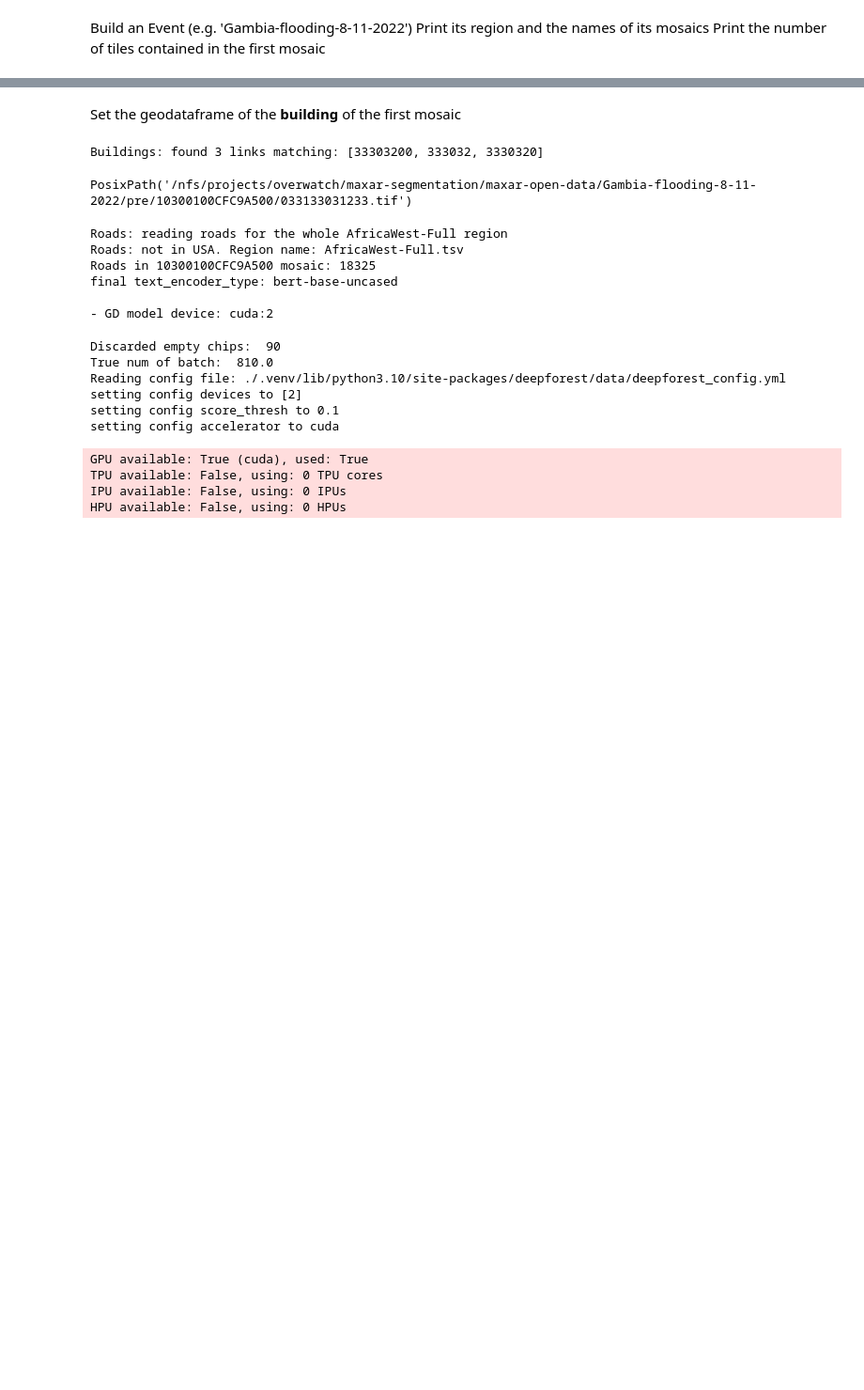
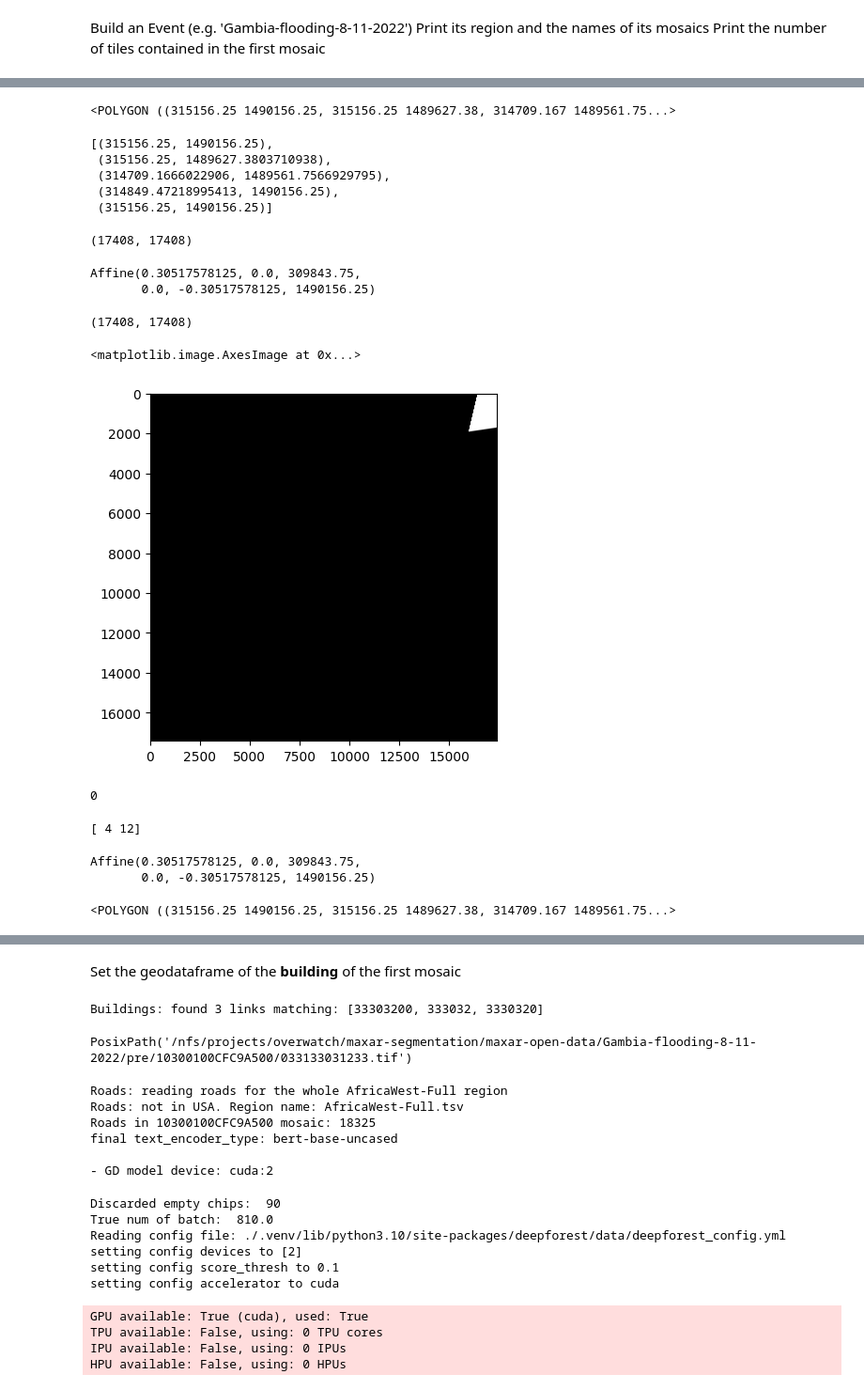
Before and after one commit to JacopoLungo/maxarSrc, a Jupyter notebook: notebooks/main_tests/main_test_glbl.ipynb, the cells around one changed output, grey strips where cells are left out. Shown at 94% size. Drawn from its saved outputs; the diff is of its cells as text; code cells hidden in the pictures; blank space fills up the shorter version.

```diff
--- a/notebooks/main_tests/main_test_glbl.ipynb
+++ b/notebooks/main_tests/main_test_glbl.ipynb
@@ -64,9 +67,9 @@ Print the number of tiles contained in the first mosaic
 from maxarseg.assemble import holders
 
 event = holders.Event(events_names[2],
-                      seg_config = config,
-                      det_config = det_config,
-                      when='pre')
+                    seg_config = None,
+                    det_config = None,
+                    when='pre')
 print(event.region_name)
 
 all_mosaics_names = event.all_mosaics_names
@@ -83,0 +87,13 @@ Number of tiles: 18
+# %%
+from maxarseg.geo_datasets import geoDatasets
+from maxarseg.samplers import samplers, samplers_utils
+from torch.utils.data import DataLoader
+from torchgeo.datasets import stack_samples
+
+tile_path = m0.tiles_paths[0]
+dataset = geoDatasets.MxrSingleTileNoEmpty(str(tile_path))
+sampler = samplers.BatchGridGeoSampler(dataset,
+                                        batch_size=2,
+                                        size=600,
+                                        stride=600)
+dataloader = DataLoader(dataset , batch_sampler=sampler, collate_fn=stack_samples)
@@ -83,0 +104,60 @@ Number of tiles: 18
+# %%
+dataset.tile_aoi
+# %% [output]
+<POLYGON ((315156.25 1490156.25, 315156.25 1489627.38, 314709.167 1489561.75...>
+# %%
+list(dataset.tile_aoi.exterior.coords)
+# %% [output]
+[(315156.25, 1490156.25),
+ (315156.25, 1489627.3803710938),
+ (314709.1666022906, 1489561.7566929795),
+ (314849.47218995413, 1490156.25),
+ (315156.25, 1490156.25)]
+# %%
+dims = samplers_utils.tile_sizes(dataset)
+canvas = np.full(dims, fill_value = True, dtype=bool)
+canvas.shape
+# %% [output]
+(17408, 17408)
+# %%
+import rasterio
+with rasterio.open(tile_path) as src:
+    transform = src.transform
+    tile_h = src.height
+    tile_w = src.width
+transform
+# %% [output]
+Affine(0.30517578125, 0.0, 309843.75,
+       0.0, -0.30517578125, 1490156.25)
+# %%
+tile_h, tile_w
+# %% [output]
+(17408, 17408)
+# %%
+from rasterio.features import rasterize
+
+raster = rasterize([dataset.tile_aoi], out_shape = canvas.shape, fill=False, default_value=True, transform = dataset.transform)
+plt.imshow(raster, cmap='gray')
+# %% [output]
+<matplotlib.image.AxesImage at 0x...>
+[figure, added]
+# %%
+raster[-1, 1]
+# %% [output]
+0
+# %%
+import numpy as np
+
+unique_values = np.unique(raster)
+print(unique_values)
+# %% [output]
+[ 4 12]
+# %%
+dataset.transform
+# %% [output]
+Affine(0.30517578125, 0.0, 309843.75,
+       0.0, -0.30517578125, 1490156.25)
+# %%
+dataset.tile_aoi
+# %% [output]
+<POLYGON ((315156.25 1490156.25, 315156.25 1489627.38, 314709.167 1489561.75...>
```
Also changed, not shown: parts of 10 cells of this notebook, 1 other file.
